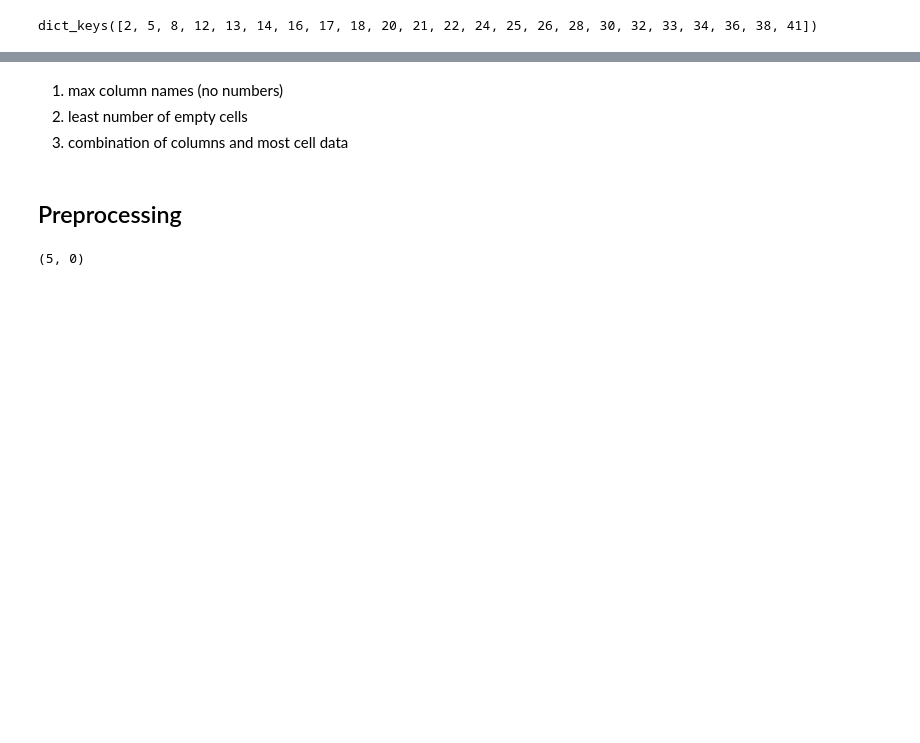
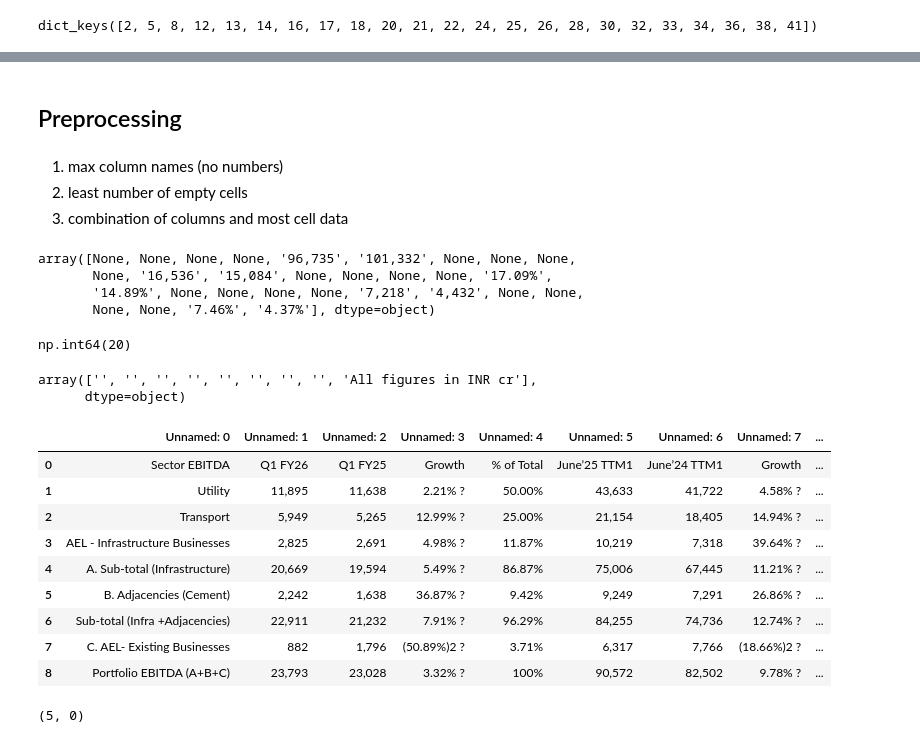
Before and after one commit to Arnav-Kapoor/ChatWithPDF, a Jupyter notebook: chat_with_pdf.ipynb, the cells around one changed output, grey strips where cells are left out. Cells and saved outputs as stored; diff of their text form; code cells hidden in the pictures; blank space fills up the shorter version.

```diff
--- a/chat_with_pdf.ipynb
+++ b/chat_with_pdf.ipynb
@@ -453,6 +513,6 @@ tabula_tables[8][0].columns.to_list()
+# %% [markdown]
+## Preprocessing
 # %% [markdown]
 1. max column names (no numbers)
 2. least number of empty cells
 3. combination of columns and most cell data
-# %% [markdown]
-## Preprocessing
@@ -468,3 +685,33 @@ def number_of_correct_cols(table):
+# %%
+pdfplumber_tables[12][0].values.reshape(1,-1)[0]
+# %% [output]
+array([None, None, None, None, '96,735', '101,332', None, None, None,
+       None, '16,536', '15,084', None, None, None, None, '17.09%',
+       '14.89%', None, None, None, None, '7,218', '4,432', None, None,
+       None, None, '7.46%', '4.37%'], dtype=object)
+# %%
+import numpy as np
+pd.isna(pdfplumber_tables[12][0].values.reshape(1,-1)[0]).sum()
+# %% [output]
+np.int64(20)
+# %%
+camelot_tables[5][0].iloc[0].values
+# %% [output]
+array(['', '', '', '', '', '', '', '', 'All figures in INR cr'],
+      dtype=object)
+# %%
+tabula_tables[5][0]
+# %% [output]
+|  | Unnamed: 0 | Unnamed: 1 | Unnamed: 2 | Unnamed: 3 | Unnamed: 4 | Unnamed: 5 | Unnamed: 6 | Unnamed: 7 | ... |
+| 0 | Sector EBITDA | Q1 FY26 | Q1 FY25 | Growth | % of Total | June’25 TTM1 | June’24 TTM1 | Growth | ... |
+| 1 | Utility | 11,895 | 11,638 | 2.21% ? | 50.00% | 43,633 | 41,722 | 4.58% ? | ... |
+| 2 | Transport | 5,949 | 5,265 | 12.99% ? | 25.00% | 21,154 | 18,405 | 14.94% ? | ... |
+| 3 | AEL - Infrastructure Businesses | 2,825 | 2,691 | 4.98% ? | 11.87% | 10,219 | 7,318 | 39.64% ? | ... |
+| 4 | A. Sub-total (Infrastructure) | 20,669 | 19,594 | 5.49% ? | 86.87% | 75,006 | 67,445 | 11.21% ? | ... |
+| 5 | B. Adjacencies (Cement) | 2,242 | 1,638 | 36.87% ? | 9.42% | 9,249 | 7,291 | 26.86% ? | ... |
+| 6 | Sub-total (Infra +Adjacencies) | 22,911 | 21,232 | 7.91% ? | 96.29% | 84,255 | 74,736 | 12.74% ? | ... |
+| 7 | C. AEL- Existing Businesses | 882 | 1,796 | (50.89%)2 ? | 3.71% | 6,317 | 7,766 | (18.66%)2 ? | ... |
+| 8 | Portfolio EBITDA (A+B+C) | 23,793 | 23,028 | 3.32% ? | 100% | 90,572 | 82,502 | 9.78% ? | ... |
 # %%
 number_of_correct_cols(pdfplumber_tables[5][0]),number_of_correct_cols(camelot_tables[5][0])
 # %% [output]
```
Also changed, not shown: parts of 23 cells of this notebook.
